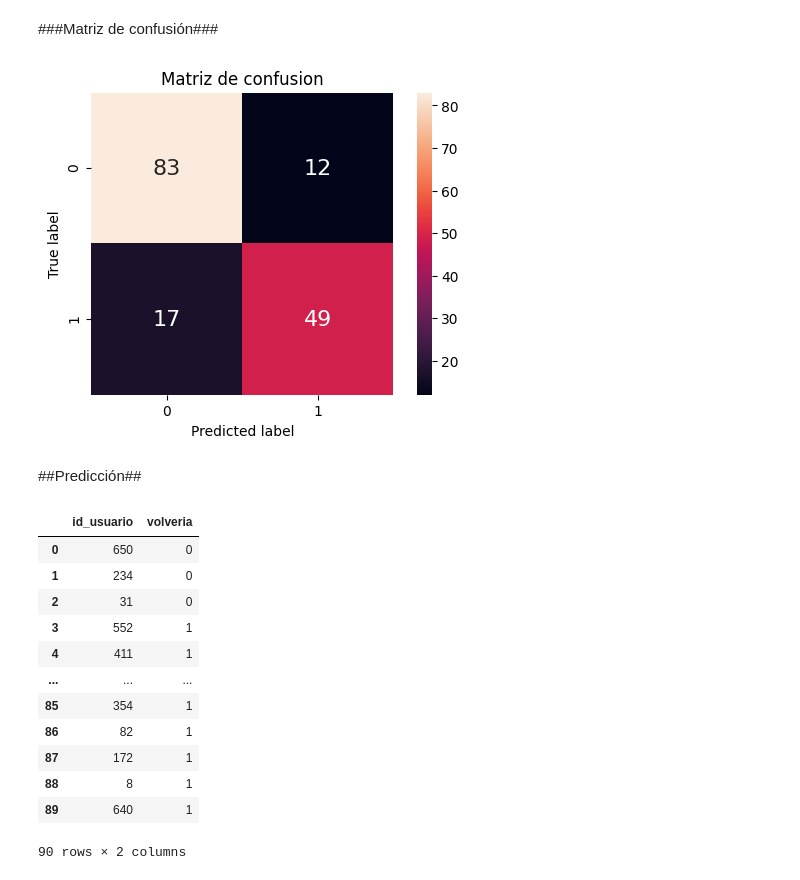
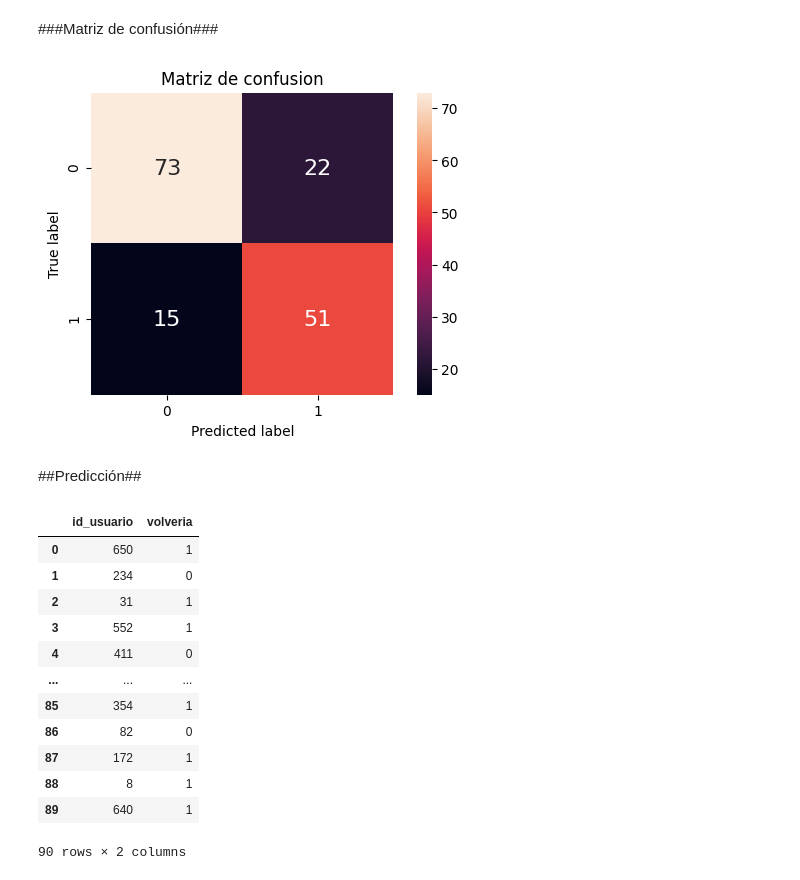
Before and after one commit to solcanalla/fiumark, a Jupyter notebook: decisiontree.ipynb, the cells around one changed output. Saved outputs shown, nothing was run; the diff lists cells and outputs as text; code cells hidden in the pictures.

```diff
--- a/decisiontree.ipynb
+++ b/decisiontree.ipynb
@@ -57 +32,5 @@ X_train, X_test, y_train, y_test = pp.get_train_test_data(df)
+# %%
+df = pp.get_dataset()
+df1 = pp.common_preprocessing(df)
+X_train1, X_test1, y_train1, y_test1 = pp.get_train_test_data(df1)
 # %% [markdown]
@@ -60,16 +39,13 @@ X_train, X_test, y_train, y_test = pp.get_train_test_data(df)
 from sklearn.model_selection import GridSearchCV
 
 params = {
-    'max_depth': np.arange(1, 20),
-    'min_samples_leaf': np.arange(1, 10),
-    'min_samples_split': np.arange(1,10),
-    'criterion': ["gini", "entropy"],
-    'splitter': ["best","random"]
+    'max_depth': np.arange(2, 20),
+    'criterion': ["gini", "entropy"]
 }
 
 clf = DecisionTreeClassifier(random_state=42)
 
-gscv = GridSearchCV(
+gscv1 = GridSearchCV(
     clf, params, scoring='roc_auc', n_jobs=-1, cv=5, return_train_score=True
-).fit(X_train, y_train)
+).fit(X_train1, y_train1)
 # %%
@@ -85,3 +88,6 @@ y_pred = gscv.predict(X_test)
+# %%
+df = pp.get_dataset()
+y_pred = gscv1.predict(X_test1)
 # %% [markdown]
 ###Precisión recall y F1-score##
 # %%
@@ -122,41 +129,41 @@ plot_roc(fpr, tpr, thresholds)
 # %%
 from sklearn.metrics import confusion_matrix
 
 def plot_confusion_matrix(y_true, y_pred):
     names = sorted(set(y_true))
     cm = confusion_matrix(y_true, y_pred, names)
     df_cm = pd.DataFrame(cm, names, names)
 
     plt.figure(dpi=100)
     plt.title("Matriz de confusion")
     sns.heatmap(df_cm, annot=True, annot_kws={"size": 16}, fmt='g', square=True)
     plt.ylabel("True label")
     plt.xlabel("Predicted label")
     plt.show()
 
 
-plot_confusion_matrix(y_test, y_pred)
+plot_confusion_matrix(y_test1, y_pred)
 # %% [output]
-[figure, old version]
+[figure, new version]
 # %% [markdown]
 ##Predicción##
 # %%
 X_holdout = pd.read_csv('https://drive.google.com/uc?export=download&id=1I980-_K9iOucJO26SG5_M8RELOQ5VB6A')
 X_holdout = pp.common_preprocessing(X_holdout)
-df2 = pd.DataFrame(gscv.predict(X_holdout),columns=['volveria'])
+df2 = pd.DataFrame(gscv1.predict(X_holdout),columns=['volveria'])
 df3 = pd.concat([X_holdout.id_usuario,df2],axis=1)
 df3.to_csv('decisiontree.csv')
 df3
 # %% [output]
 |  | id_usuario | volveria |
-| 0 | 650 | 0 |
+| 0 | 650 | 1 |
 | 1 | 234 | 0 |
-| 2 | 31 | 0 |
+| 2 | 31 | 1 |
 | 3 | 552 | 1 |
-| 4 | 411 | 1 |
+| 4 | 411 | 0 |
 | ... | ... | ... |
 | 85 | 354 | 1 |
-| 86 | 82 | 1 |
+| 86 | 82 | 0 |
 | 87 | 172 | 1 |
 | 88 | 8 | 1 |
 | 89 | 640 | 1 |
```
Also changed, not shown: parts of 21 cells of this notebook.
